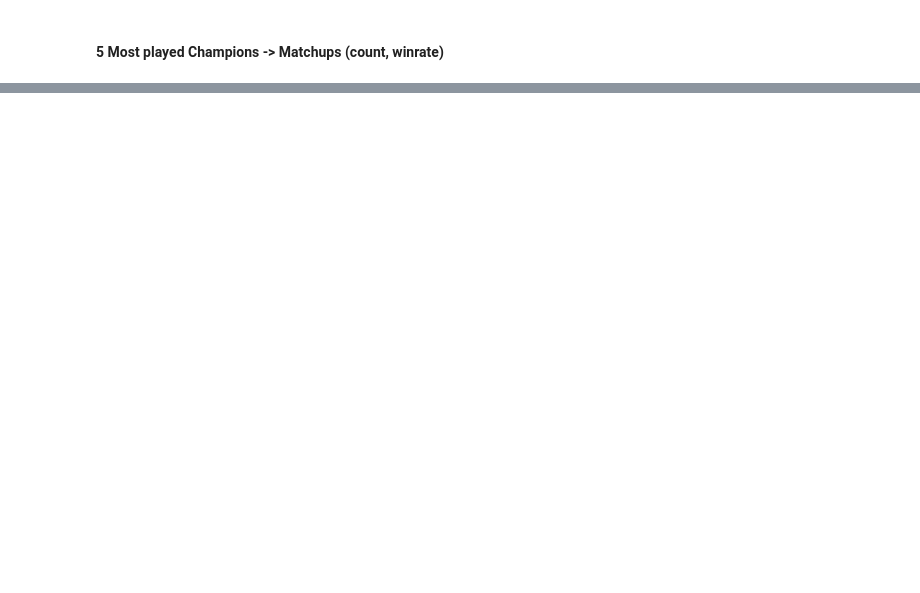
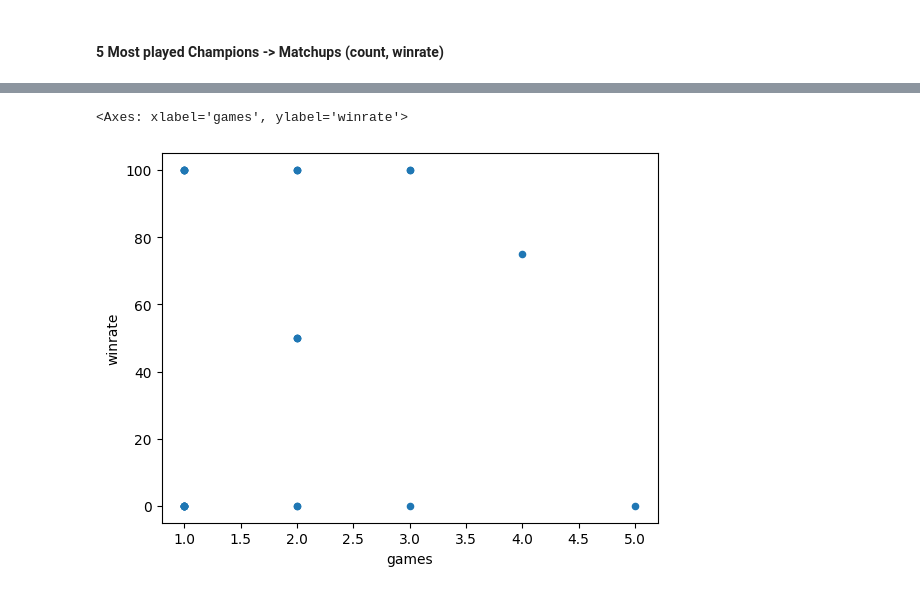
Before and after one commit to AaronBittel/LoLTracker, a Jupyter notebook: apps/frontend/clean_data.ipynb, the cells around one changed output, grey strips where cells are left out. Cells and saved outputs as stored; diff of their text form; code cells hidden in the pictures; blank space fills up the shorter version.

```diff
--- a/apps/frontend/clean_data.ipynb
+++ b/apps/frontend/clean_data.ipynb
@@ -124,0 +195,17 @@ Name: proportion, dtype: float64
+# %%
+pd.set_option('display.max_rows', None)
+
+df_noway_kr["games"] = 1
+df_noway_kr.head()
+
+filt = df_noway_kr["championName"] == "Orianna"
+
+# match_ups = df_noway_kr.loc[filt,["championName", "laneOpponent"]].value_counts(normalize=True)
+ori_wins = df_noway_kr.loc[filt, ["championName", "laneOpponent", "games", "win"]].groupby("laneOpponent").agg({"games": "sum", "win": "sum"}).sort_values("win", ascending=False)
+
+ori_wins["winrate"] = ori_wins["win"] / ori_wins["games"] * 100
+ori_wins.drop("win", axis="columns")
+ori_wins.plot(kind="scatter", x="games", y="winrate")
+# %% [output]
+<Axes: xlabel='games', ylabel='winrate'>
+[figure, added]
```
Also changed, not shown: parts of 33 cells of this notebook, 8 other files.
